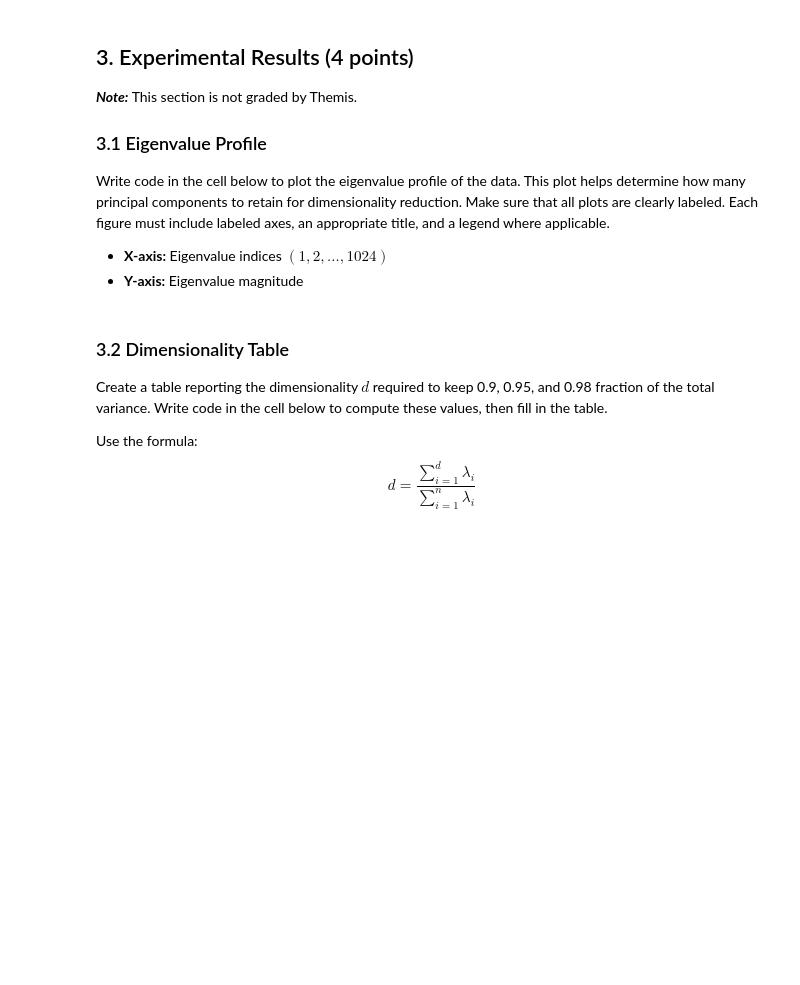
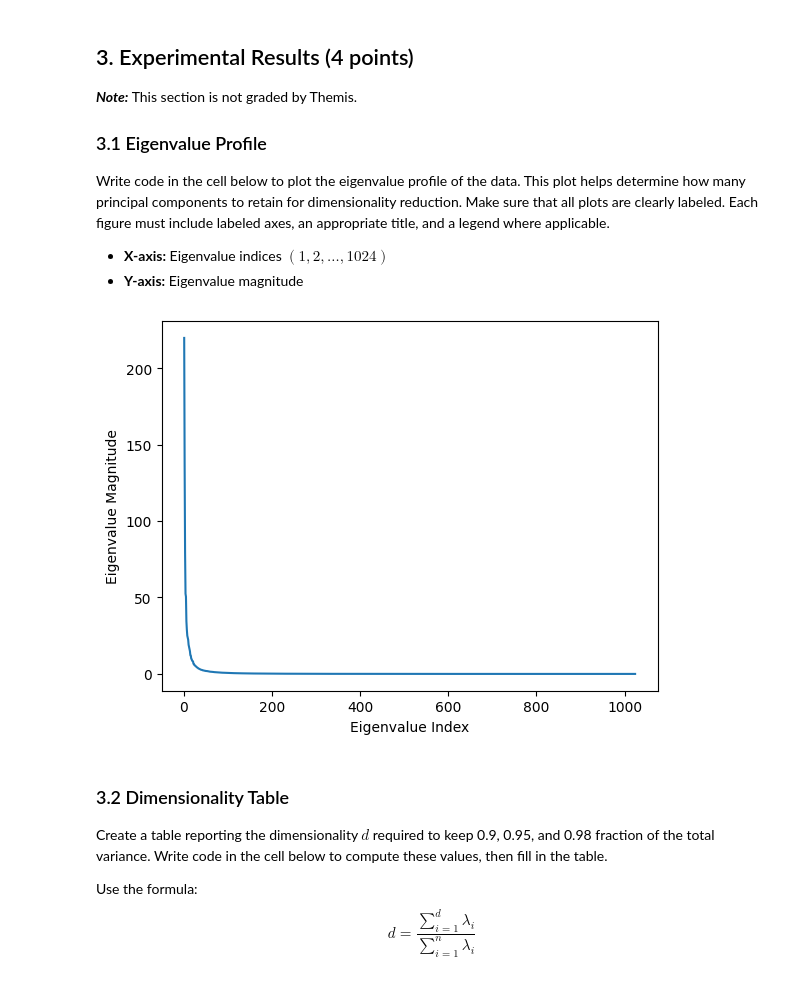
Before and after one commit to HSdeH/ml, a Jupyter notebook: a1/assignment1.ipynb, the cells around one changed output. Cells and saved outputs as stored; diff of their text form; code cells hidden in the pictures; blank space fills up the shorter version.

```diff
--- a/a1/assignment1.ipynb
+++ b/a1/assignment1.ipynb
@@ -83,7 +91,8 @@ def PCA(x, d):
     mean = np.mean(x, axis=0)
     sd = np.std(x, axis=0)
 
-    norm_x = np.apply_along_axis(lambda z: (z-mean)/sd, 1, x)
+    # 1. normalize the data
+    norm_x = (x-mean) / sd
 
     # 2. calculate cov. matrix, obtain its D, U (=> cv_eval, cv_evec)
     covmat = np.cov(norm_x, rowvar=False)
@@ -124,3 +131,14 @@ Write code in the cell below to plot the eigenvalue profile of the data. This pl
+# %%
+# Eigenvalue indices
+indices = np.arange(1, len(eigen_values) + 1)
+plt.plot(indices, eigen_values)
+
+plt.xlabel("Eigenvalue Index")
+plt.ylabel("Eigenvalue Magnitude")
+
+plt.show()
+# %% [output]
+[figure, added]
 # %% [markdown]
 ### 3.2 Dimensionality Table
 
```
Also changed, not shown: parts of 13 cells of this notebook, 3 other files.
